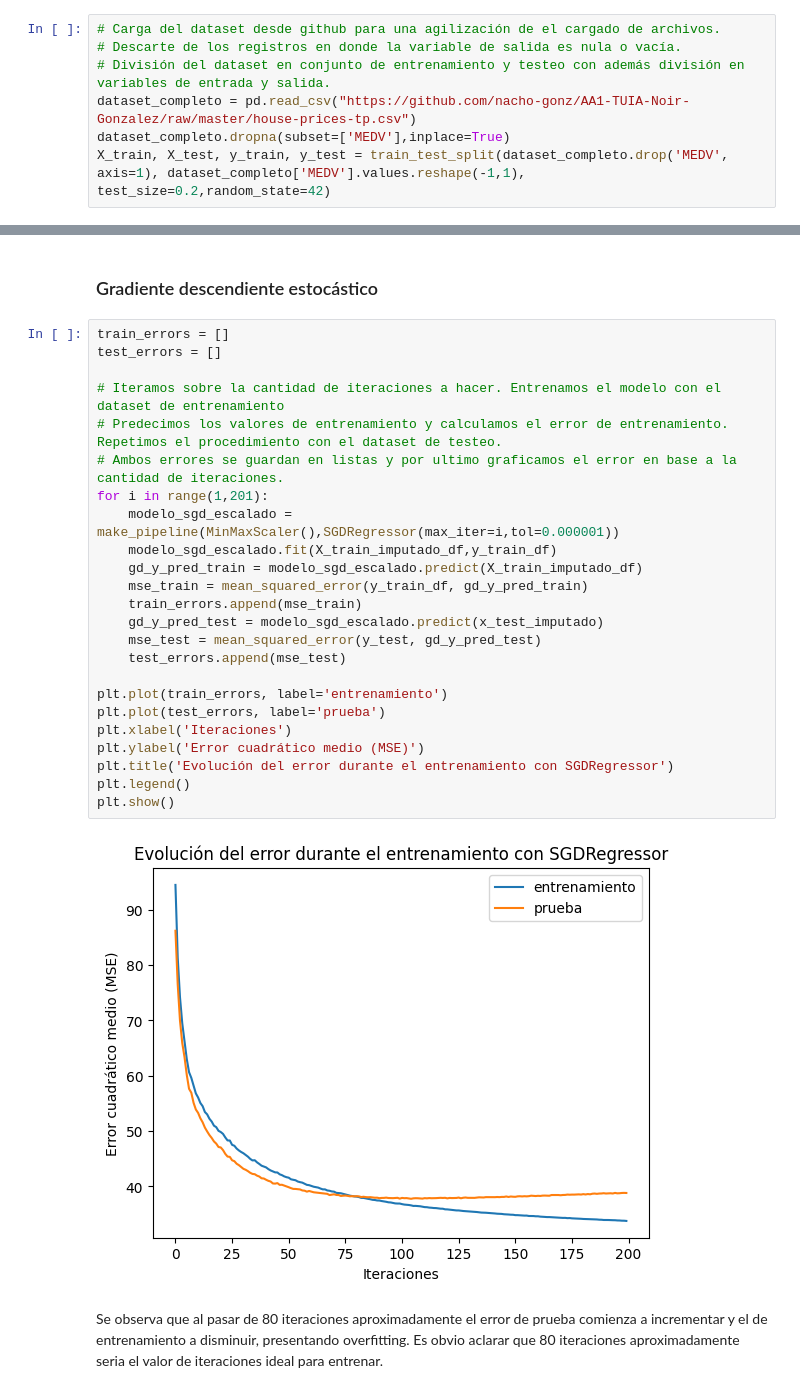
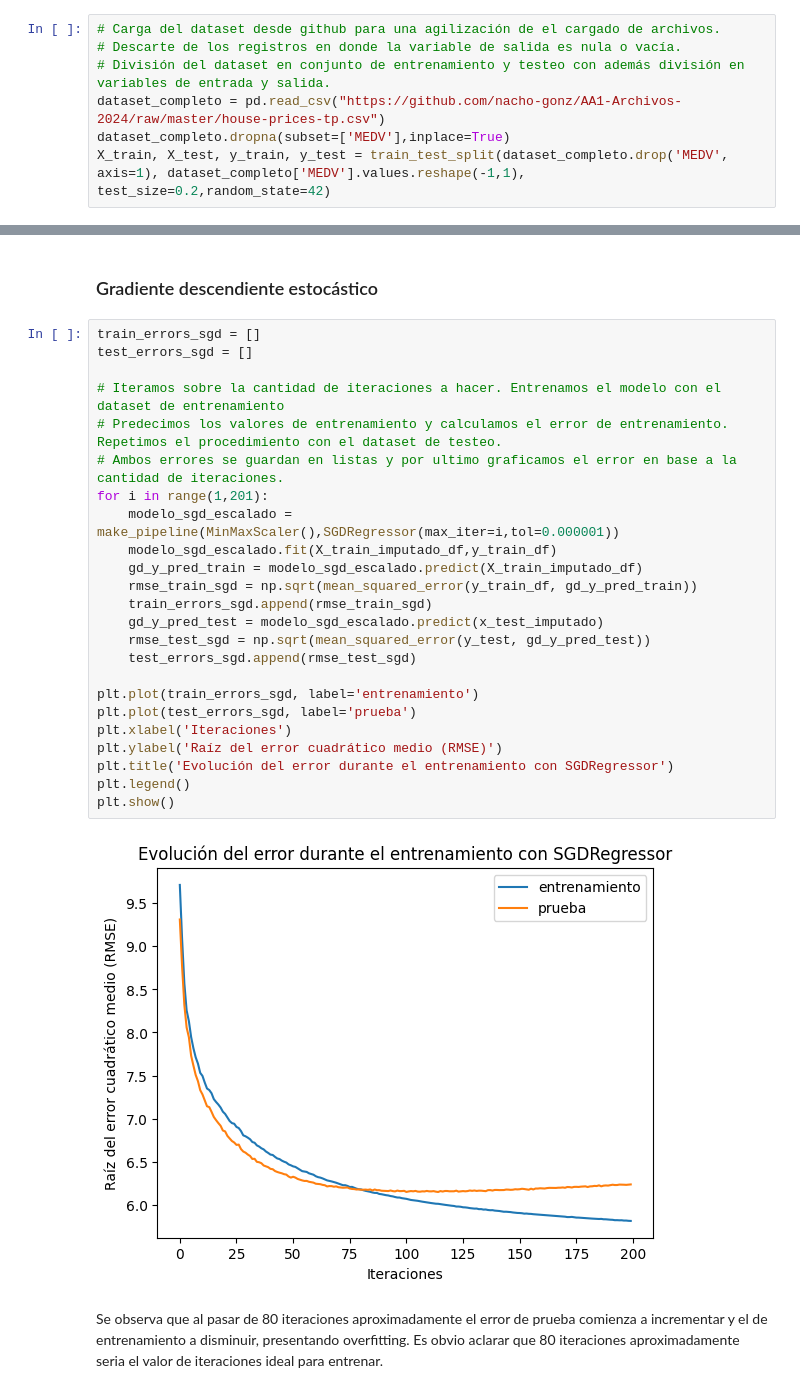
Before and after one commit to nacho-gonz/AA1-TUIA-Gonzalez-Noir, a Jupyter notebook: TP-regresion-AA1.ipynb, the cells around one changed output, grey strips where cells are left out. Cells and saved outputs as stored; diff of their text form.

```diff
--- a/TP-regresion-AA1.ipynb
+++ b/TP-regresion-AA1.ipynb
@@ -77,7 +77,7 @@ warnings.simplefilter(action='ignore', category=ConvergenceWarning)
 # Carga del dataset desde github para una agilización de el cargado de archivos.
 # Descarte de los registros en donde la variable de salida es nula o vacía.
 # División del dataset en conjunto de entrenamiento y testeo con además división en variables de entrada y salida.
-dataset_completo = pd.read_csv("https://github.com/nacho-gonz/AA1-TUIA-Noir-Gonzalez/raw/master/house-prices-tp.csv")
+dataset_completo = pd.read_csv("https://github.com/nacho-gonz/AA1-Archivos-2024/raw/master/house-prices-tp.csv")
 dataset_completo.dropna(subset=['MEDV'],inplace=True)
 X_train, X_test, y_train, y_test = train_test_split(dataset_completo.drop('MEDV', axis=1), dataset_completo['MEDV'].values.reshape(-1,1), test_size=0.2,random_state=42)
 # %%
@@ -253,31 +253,31 @@ El R2 de entrenamiento es: 0.66967, y el R2 de test es: 0.36584
 # %% [markdown]
 ### Gradiente descendiente estocástico
 # %%
-train_errors = []
-test_errors = []
+train_errors_sgd = []
+test_errors_sgd = []
 
 # Iteramos sobre la cantidad de iteraciones a hacer. Entrenamos el modelo con el dataset de entrenamiento
 # Predecimos los valores de entrenamiento y calculamos el error de entrenamiento. Repetimos el procedimiento con el dataset de testeo.
 # Ambos errores se guardan en listas y por ultimo graficamos el error en base a la cantidad de iteraciones.
 for i in range(1,201):
     modelo_sgd_escalado = make_pipeline(MinMaxScaler(),SGDRegressor(max_iter=i,tol=0.000001))
     modelo_sgd_escalado.fit(X_train_imputado_df,y_train_df)
     gd_y_pred_train = modelo_sgd_escalado.predict(X_train_imputado_df)
-    mse_train = mean_squared_error(y_train_df, gd_y_pred_train)
-    train_errors.append(mse_train)
+    rmse_train_sgd = np.sqrt(mean_squared_error(y_train_df, gd_y_pred_train))
+    train_errors_sgd.append(rmse_train_sgd)
     gd_y_pred_test = modelo_sgd_escalado.predict(x_test_imputado)
-    mse_test = mean_squared_error(y_test, gd_y_pred_test)
-    test_errors.append(mse_test)
+    rmse_test_sgd = np.sqrt(mean_squared_error(y_test, gd_y_pred_test))
+    test_errors_sgd.append(rmse_test_sgd)
 
-plt.plot(train_errors, label='entrenamiento')
-plt.plot(test_errors, label='prueba')
+plt.plot(train_errors_sgd, label='entrenamiento')
+plt.plot(test_errors_sgd, label='prueba')
 plt.xlabel('Iteraciones')
-plt.ylabel('Error cuadrático medio (MSE)')
+plt.ylabel('Raíz del error cuadrático medio (RMSE)')
 plt.title('Evolución del error durante el entrenamiento con SGDRegressor')
 plt.legend()
 plt.show()
 # %% [output]
-[figure, old version]
+[figure, new version]
 # %% [markdown]
 Se observa que al pasar de 80 iteraciones aproximadamente el error de prueba comienza a incrementar y el de entrenamiento a disminuir, presentando overfitting. Es obvio aclarar que 80 iteraciones aproximadamente seria el valor de iteraciones ideal para entrenar.
 # %% [markdown]
```
Also changed, not shown: parts of 3 cells of this notebook.
